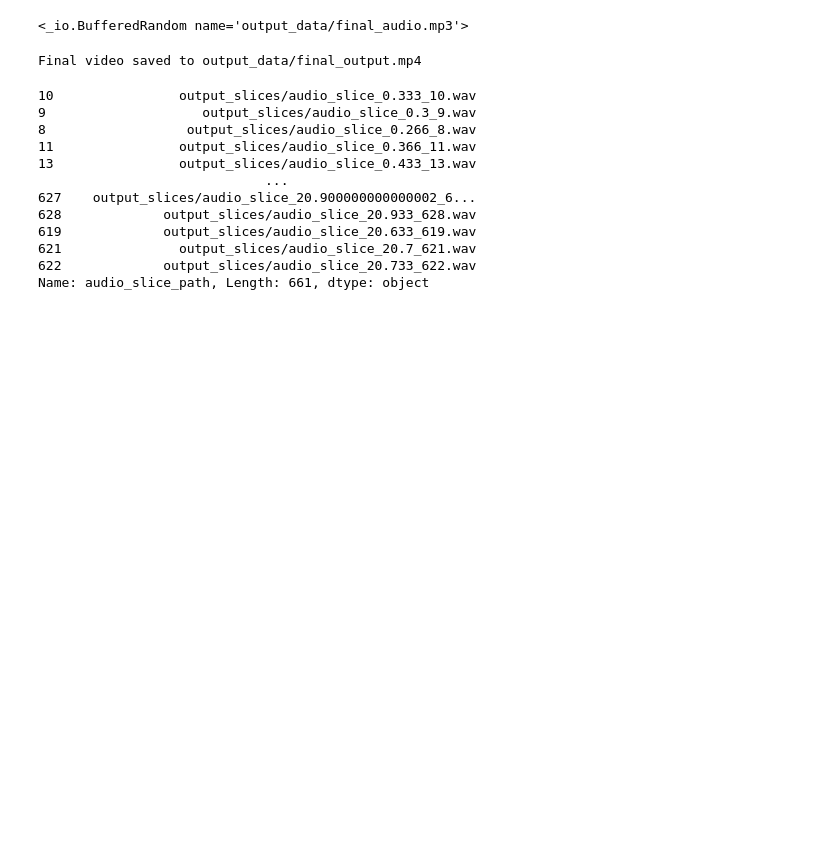
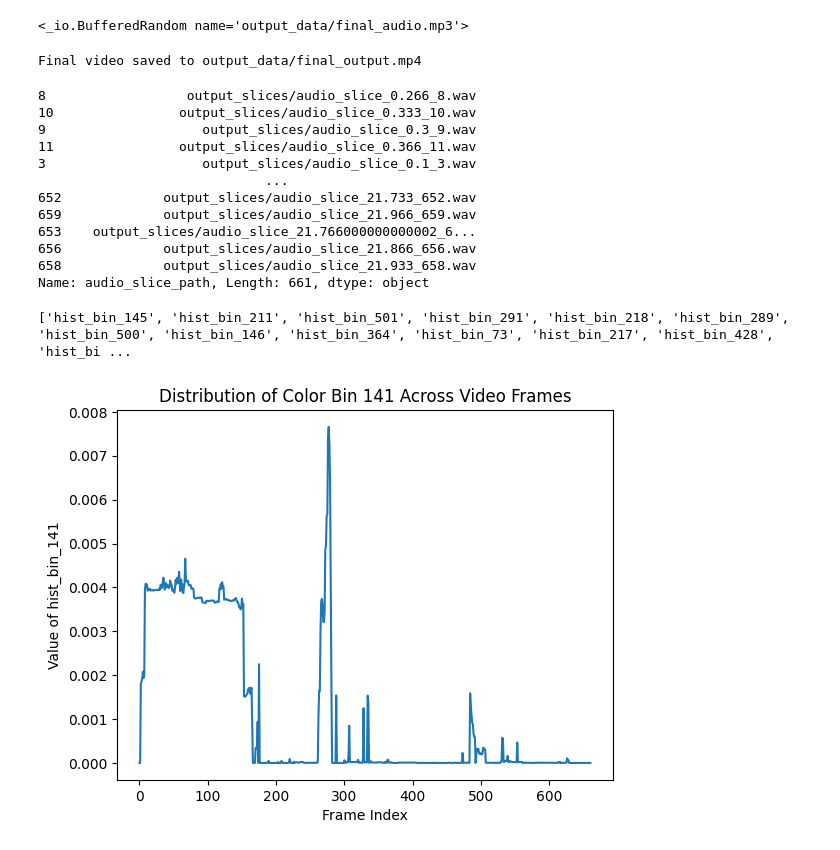
Before and after one commit to Scrapjon/Video-Fragment-Reconstructor, a Jupyter notebook: reconstructor.ipynb, the cells around one changed output. Saved outputs shown, nothing was run; the diff lists cells and outputs as text; code cells hidden in the pictures; blank space fills up the shorter version.

Commit message:
Added ability to have model reconstruct other videos based on training data
solved issue with model failing to learn
need to fix issue with audio not actually following predicted frames

```diff
--- a/reconstructor.ipynb
+++ b/reconstructor.ipynb
@@ -20,7 +20,7 @@ from sklearn.ensemble import RandomForestRegressor
 # %%
 # config:
 unbiased = False # Should data be shuffled before training. Biased data is more accurate with reconstruction of the original video.
-feature_threshold = 0.5 # between 0 and 1, how much should the data correlate to the target variable? 1 is 1 to 1 and 0 is not at all
+feature_threshold = 0.3 # between 0 and 1, how much should the data correlate to the target variable? 1 is 1 to 1 and 0 is not at all
 # %%
 import pydub
 
@@ -102,12 +102,14 @@ normalized_index    0
 audio_slice_path    0
 Length: 427, dtype: int64
 # %%
-#Correlation test?
-float_df = df.select_dtypes(include=['float64'])
+#Correlation test
+numerical_df = df.select_dtypes(include=['float64','int64'])
 
-corr_matrix = float_df.corr()
+
+
+corr_matrix = numerical_df.corr()
 normalized_index_corr = corr_matrix['normalized_index'].sort_values(ascending=False)
-normalized_index_corr = normalized_index_corr.drop('normalized_index')
+normalized_index_corr = normalized_index_corr.drop(['normalized_index','timestamp','frame_index'])
 print(normalized_index_corr)
 # %% [output]
 hist_bin_145    0.360664
@@ -216,15 +218,15 @@ Final video saved to output_data/final_output.mp4
 print(df_sorted['audio_slice_path'])
 df.to_csv('output_data/final_output_data.csv')
 # %% [output]
+8                  output_slices/audio_slice_0.266_8.wav
 10                output_slices/audio_slice_0.333_10.wav
 9                    output_slices/audio_slice_0.3_9.wav
-8                  output_slices/audio_slice_0.266_8.wav
 11                output_slices/audio_slice_0.366_11.wav
-13                output_slices/audio_slice_0.433_13.wav
+3                    output_slices/audio_slice_0.1_3.wav
                              ...
-627    output_slices/audio_slice_20.900000000000002_6...
-628             output_slices/audio_slice_20.933_628.wav
-619             output_slices/audio_slice_20.633_619.wav
-621               output_slices/audio_slice_20.7_621.wav
-622             output_slices/audio_slice_20.733_622.wav
+652             output_slices/audio_slice_21.733_652.wav
+659             output_slices/audio_slice_21.966_659.wav
+653    output_slices/audio_slice_21.766000000000002_6...
+656             output_slices/audio_slice_21.866_656.wav
+658             output_slices/audio_slice_21.933_658.wav
 Name: audio_slice_path, Length: 661, dtype: object
@@ -230,0 +243,14 @@ Name: audio_slice_path, Length: 661, dtype: object
+# %%
+# debug
+
+print(X.columns.to_list())
+
+import matplotlib.pyplot as plt
+plt.plot(df['frame_index'], df['hist_bin_141'])
+plt.xlabel('Frame Index')
+plt.ylabel('Value of hist_bin_141')
+plt.title('Distribution of Color Bin 141 Across Video Frames')
+plt.show()
+# %% [output]
+['hist_bin_145', 'hist_bin_211', 'hist_bin_501', 'hist_bin_291', 'hist_bin_218', 'hist_bin_289', 'hist_bin_500', 'hist_bin_146', 'hist_bin_364', 'hist_bin_73', 'hist_bin_217', 'hist_bin_428', 'hist_bi ...
+[figure, added]
```
Also changed, not shown: parts of 5 cells of this notebook, 4 other files.
